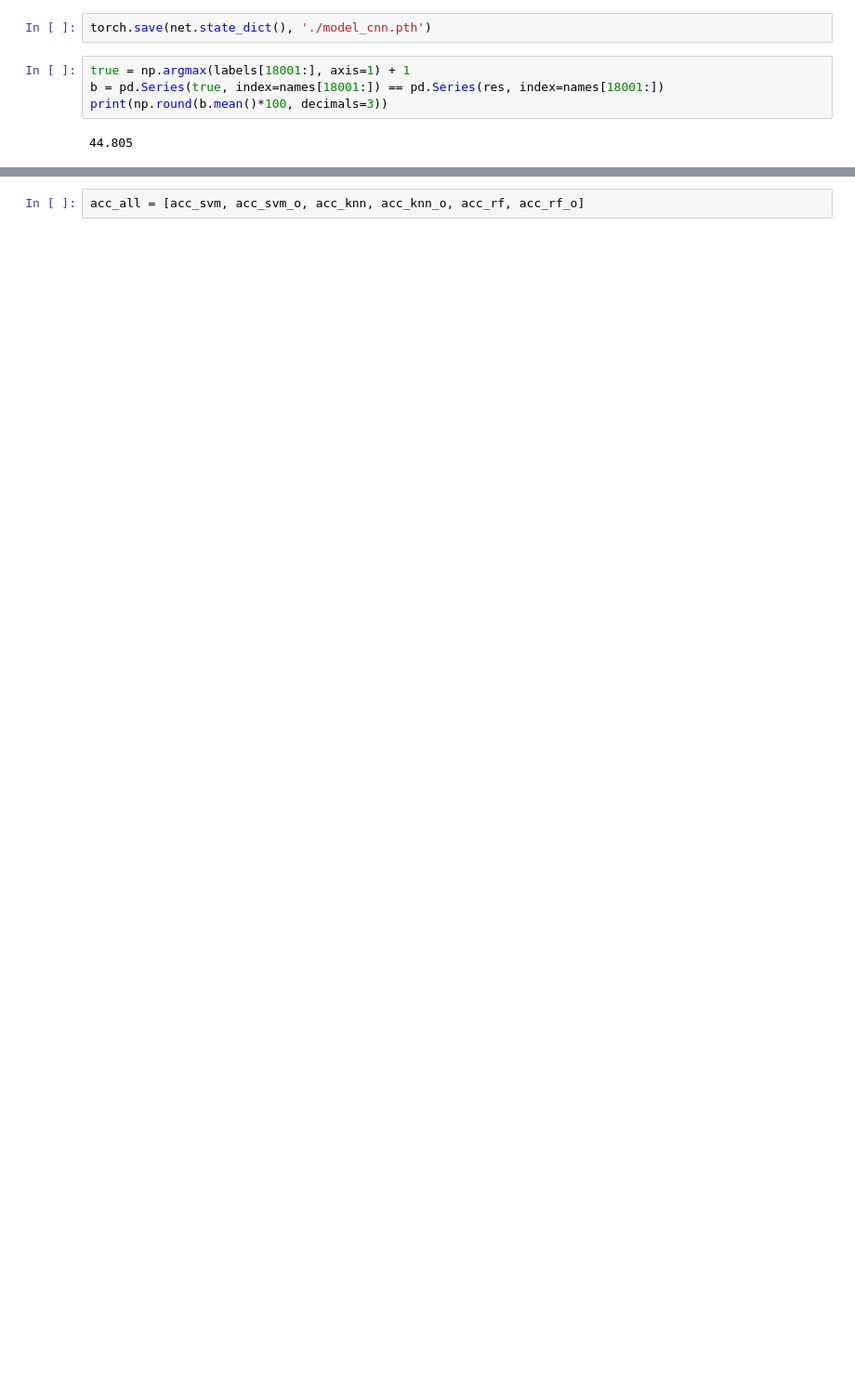
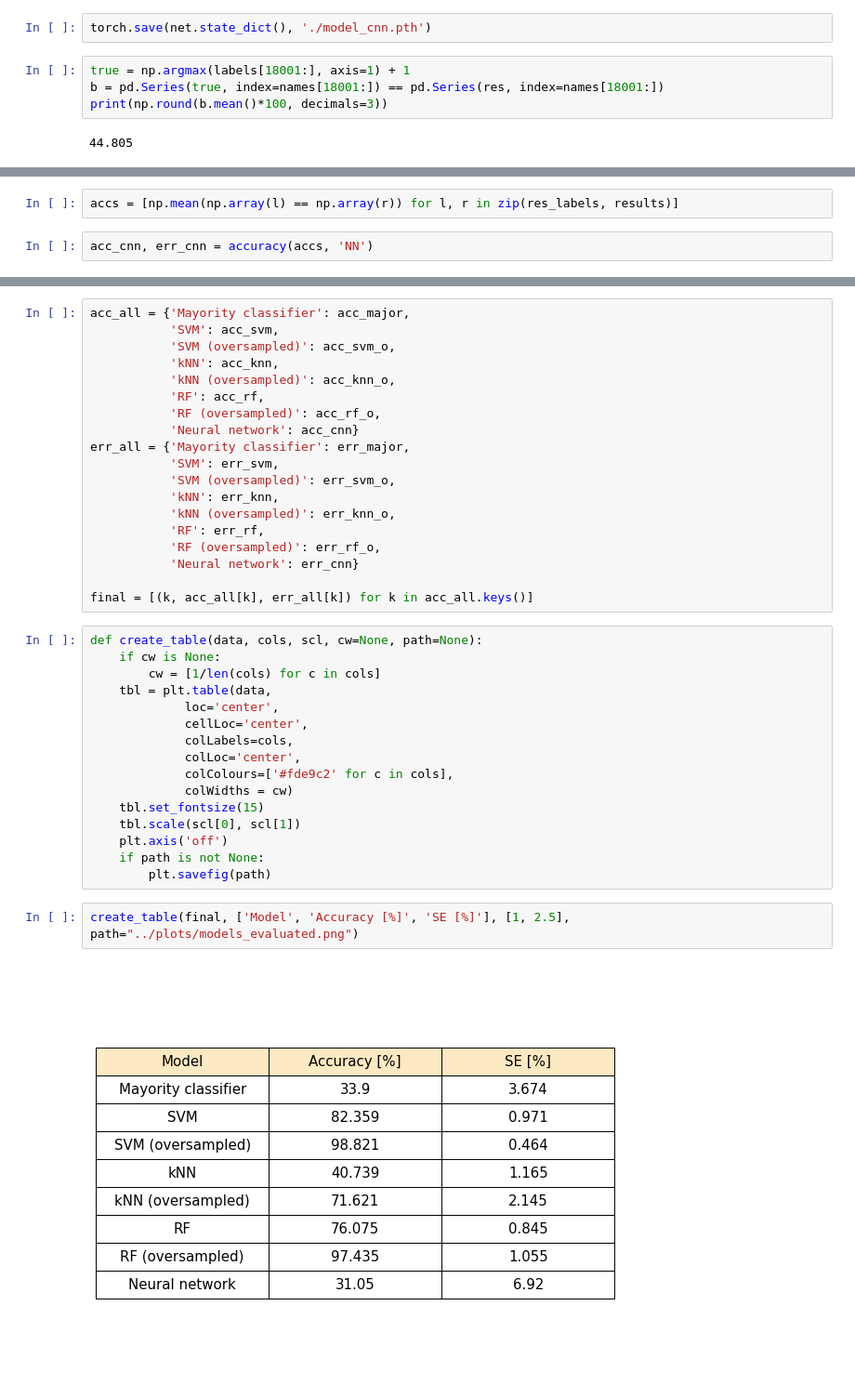
Before and after one commit to birbNoobstein/Predicting-enzyme-function, a Jupyter notebook: code/EnzymeClassification.ipynb, the cells around one changed output, grey strips where cells are left out. Shown at 93% size. Cells and saved outputs as stored; diff of their text form; blank space fills up the shorter version.

```diff
--- a/code/EnzymeClassification.ipynb
+++ b/code/EnzymeClassification.ipynb
@@ -433,0 +434,4 @@ pd.DataFrame(results).to_csv('../eval_results/NN.csv')
+# %%
+accs = [np.mean(np.array(l) == np.array(r)) for l, r in zip(res_labels, results)]
+# %%
+acc_cnn, err_cnn = accuracy(accs, 'NN')
@@ -438,2 +445,39 @@ plot_cmtx(res, true)
 # %%
-acc_all = [acc_svm, acc_svm_o, acc_knn, acc_knn_o, acc_rf, acc_rf_o]
+acc_all = {'Mayority classifier': acc_major,
+           'SVM': acc_svm,
+           'SVM (oversampled)': acc_svm_o,
+           'kNN': acc_knn,
+           'kNN (oversampled)': acc_knn_o,
+           'RF': acc_rf,
+           'RF (oversampled)': acc_rf_o,
+           'Neural network': acc_cnn}
+err_all = {'Mayority classifier': err_major,
+           'SVM': err_svm,
+           'SVM (oversampled)': err_svm_o,
+           'kNN': err_knn,
+           'kNN (oversampled)': err_knn_o,
+           'RF': err_rf,
+           'RF (oversampled)': err_rf_o,
+           'Neural network': err_cnn}
+
+final = [(k, acc_all[k], err_all[k]) for k in acc_all.keys()]
+# %%
+def create_table(data, cols, scl, cw=None, path=None):
+    if cw is None:
+        cw = [1/len(cols) for c in cols]
+    tbl = plt.table(data,
+             loc='center',
+             cellLoc='center',
+             colLabels=cols,
+             colLoc='center',
+             colColours=['#fde9c2' for c in cols],
+             colWidths = cw)
+    tbl.set_fontsize(15)
+    tbl.scale(scl[0], scl[1])
+    plt.axis('off')
+    if path is not None:
+        plt.savefig(path)
+# %%
+create_table(final, ['Model', 'Accuracy [%]', 'SE [%]'], [1, 2.5], path="../plots/models_evaluated.png")
+# %% [output]
+[figure, added]
```
Also changed, not shown: parts of 8 cells of this notebook, 8 other files.
